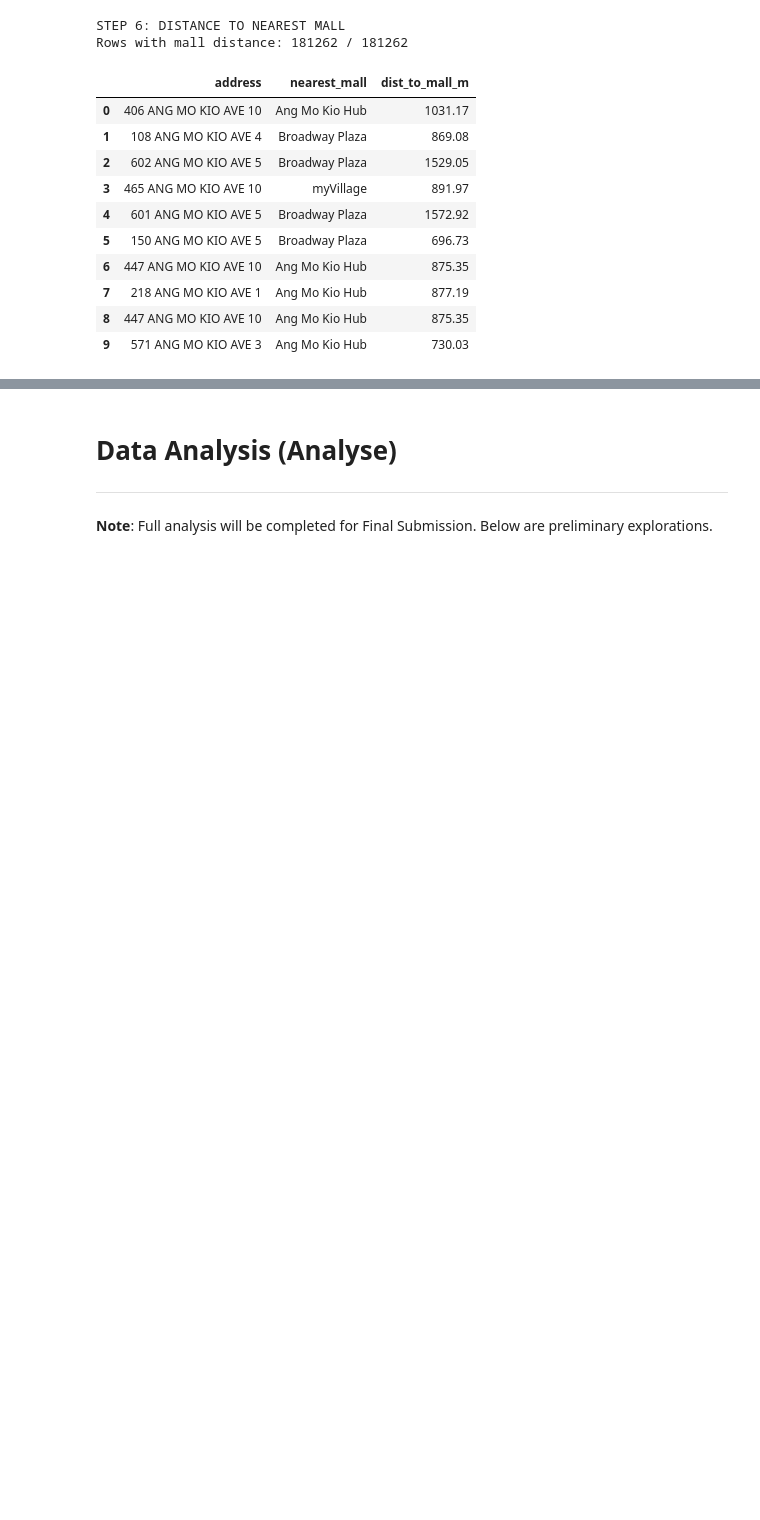
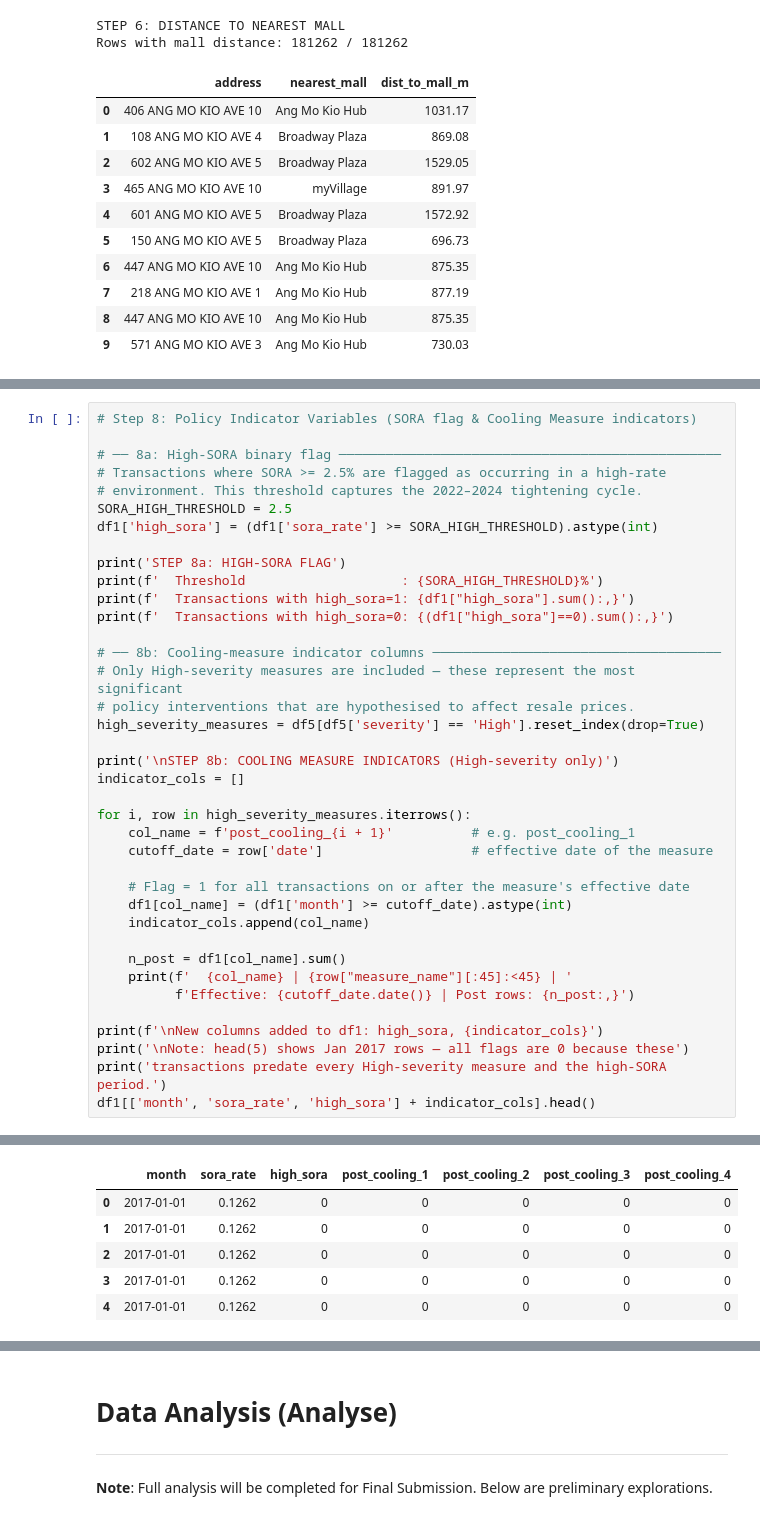
Before and after one commit to jjianhhao/HDB-Resale-Price-Analysis-and-Prediction, a Jupyter notebook: SC3021_HDB_Resale_Analysis.ipynb, the cells around one changed output, grey strips where cells are left out. Drawn from its saved outputs; the diff is of its cells as text; blank space fills up the shorter version.

Commit message:
Add Steps 7, 8, 9 - SORA merge and policy indicators

```diff
--- a/SC3021_HDB_Resale_Analysis.ipynb
+++ b/SC3021_HDB_Resale_Analysis.ipynb
@@ -1177,0 +1239,39 @@ Rows with mall distance: 181262 / 181262
+# %%
+# Step 8: Policy Indicator Variables (SORA flag & Cooling Measure indicators)
+
+# ── 8a: High-SORA binary flag ─────────────────────────────────────────────────
+# Transactions where SORA >= 2.5% are flagged as occurring in a high-rate
+# environment. This threshold captures the 2022–2024 tightening cycle.
+SORA_HIGH_THRESHOLD = 2.5
+df1['high_sora'] = (df1['sora_rate'] >= SORA_HIGH_THRESHOLD).astype(int)
+
+print('STEP 8a: HIGH-SORA FLAG')
+print(f'  Threshold                    : {SORA_HIGH_THRESHOLD}%')
+print(f'  Transactions with high_sora=1: {df1["high_sora"].sum():,}')
+print(f'  Transactions with high_sora=0: {(df1["high_sora"]==0).sum():,}')
+
+# ── 8b: Cooling-measure indicator columns ─────────────────────────────────────
+# Only High-severity measures are included — these represent the most significant
+# policy interventions that are hypothesised to affect resale prices.
+high_severity_measures = df5[df5['severity'] == 'High'].reset_index(drop=True)
+
+print('\nSTEP 8b: COOLING MEASURE INDICATORS (High-severity only)')
+indicator_cols = []
+
+for i, row in high_severity_measures.iterrows():
+    col_name = f'post_cooling_{i + 1}'          # e.g. post_cooling_1
+    cutoff_date = row['date']                   # effective date of the measure
+
+    # Flag = 1 for all transactions on or after the measure's effective date
+    df1[col_name] = (df1['month'] >= cutoff_date).astype(int)
+    indicator_cols.append(col_name)
+
+    n_post = df1[col_name].sum()
+    print(f'  {col_name} | {row["measure_name"][:45]:<45} | '
+          f'Effective: {cutoff_date.date()} | Post rows: {n_post:,}')
+
+print(f'\nNew columns added to df1: high_sora, {indicator_cols}')
+print('\nNote: head(5) shows Jan 2017 rows — all flags are 0 because these')
+print('transactions predate every High-severity measure and the high-SORA period.')
+df1[['month', 'sora_rate', 'high_sora'] + indicator_cols].head()
+# %% [output]
@@ -1177,0 +1293,6 @@ Rows with mall distance: 181262 / 181262
+|  | month | sora_rate | high_sora | post_cooling_1 | post_cooling_2 | post_cooling_3 | post_cooling_4 |
+| 0 | 2017-01-01 | 0.1262 | 0 | 0 | 0 | 0 | 0 |
+| 1 | 2017-01-01 | 0.1262 | 0 | 0 | 0 | 0 | 0 |
+| 2 | 2017-01-01 | 0.1262 | 0 | 0 | 0 | 0 | 0 |
+| 3 | 2017-01-01 | 0.1262 | 0 | 0 | 0 | 0 | 0 |
+| 4 | 2017-01-01 | 0.1262 | 0 | 0 | 0 | 0 | 0 |
```
Also changed, not shown: parts of 6 cells of this notebook.
